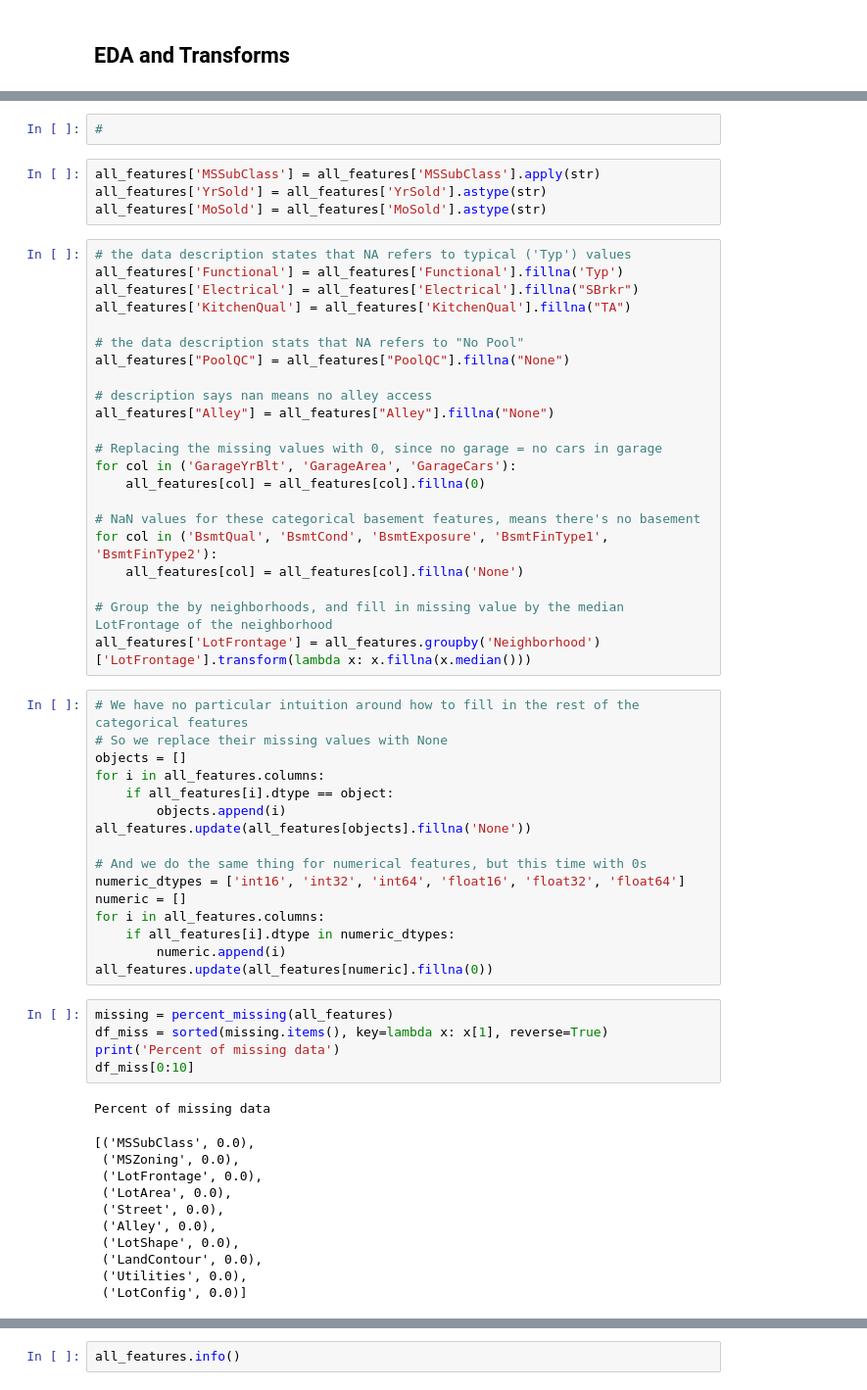
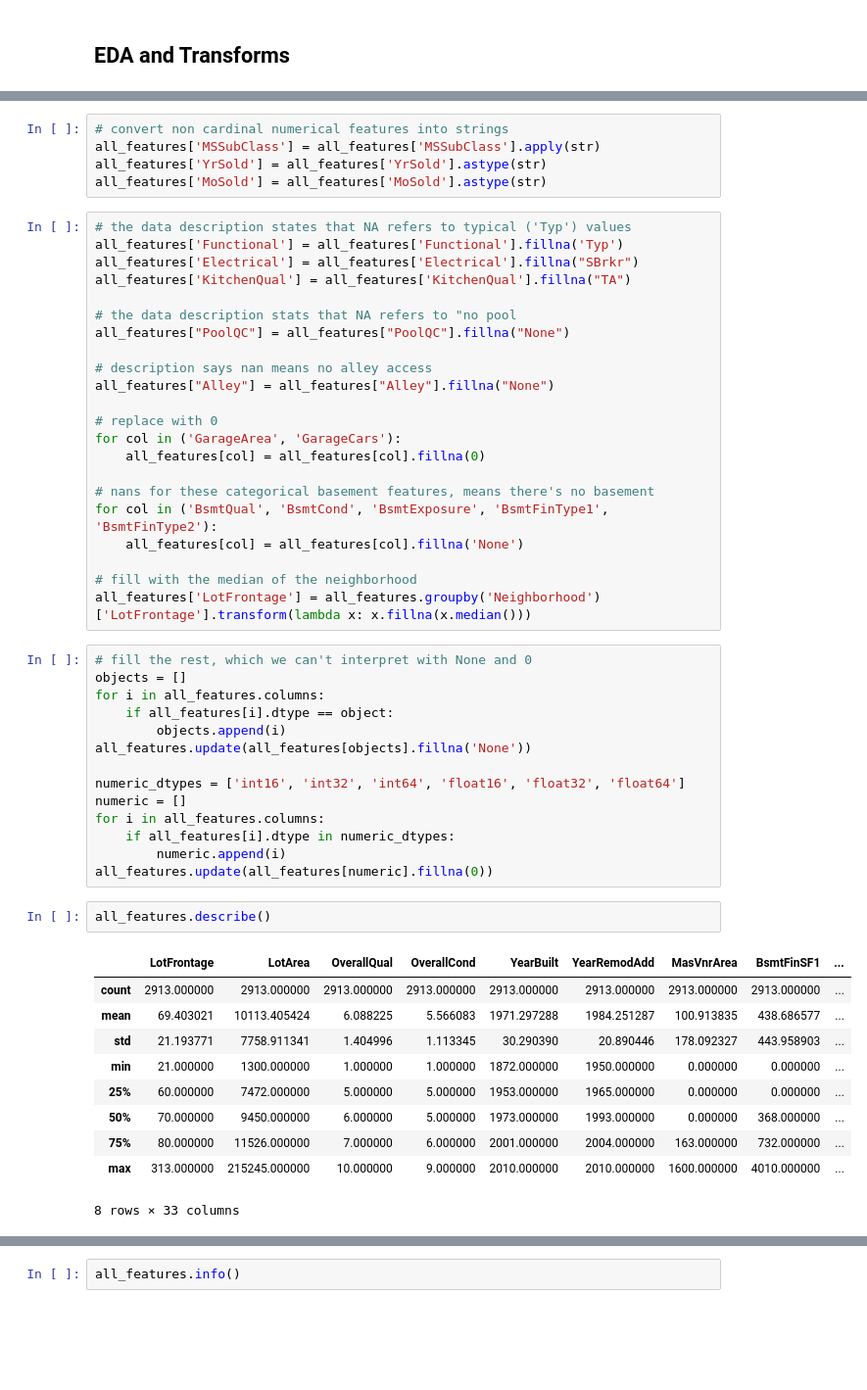
Before and after one commit to tamgyen/data_mining, a Jupyter notebook: tamas_gyenis_IFYYLT_comp_1.ipynb, the cells around one changed output, grey strips where cells are left out. Shown at 98% size. Drawn from its saved outputs; the diff is of its cells as text; blank space fills up the shorter version.

```diff
--- a/tamas_gyenis_IFYYLT_comp_1.ipynb
+++ b/tamas_gyenis_IFYYLT_comp_1.ipynb
@@ -173,6 +159,5 @@ Percent of missing data
-# %%
-#
 # %%
+# convert non cardinal numerical features into strings
 all_features['MSSubClass'] = all_features['MSSubClass'].apply(str)
 all_features['YrSold'] = all_features['YrSold'].astype(str)
 all_features['MoSold'] = all_features['MoSold'].astype(str)
@@ -182,53 +167,47 @@ all_features['Functional'] = all_features['Functional'].fillna('Typ')
 all_features['Electrical'] = all_features['Electrical'].fillna("SBrkr")
 all_features['KitchenQual'] = all_features['KitchenQual'].fillna("TA")
 
-# the data description stats that NA refers to "No Pool"
+# the data description stats that NA refers to "no pool
 all_features["PoolQC"] = all_features["PoolQC"].fillna("None")
 
 # description says nan means no alley access
 all_features["Alley"] = all_features["Alley"].fillna("None")
 
-# Replacing the missing values with 0, since no garage = no cars in garage
-for col in ('GarageYrBlt', 'GarageArea', 'GarageCars'):
+# replace with 0
+for col in ('GarageArea', 'GarageCars'):
     all_features[col] = all_features[col].fillna(0)
 
-# NaN values for these categorical basement features, means there's no basement
+# nans for these categorical basement features, means there's no basement
 for col in ('BsmtQual', 'BsmtCond', 'BsmtExposure', 'BsmtFinType1', 'BsmtFinType2'):
     all_features[col] = all_features[col].fillna('None')
 
-# Group the by neighborhoods, and fill in missing value by the median LotFrontage of the neighborhood
+# fill with the median of the neighborhood
 all_features['LotFrontage'] = all_features.groupby('Neighborhood')['LotFrontage'].transform(lambda x: x.fillna(x.median()))
 # %%
-# We have no particular intuition around how to fill in the rest of the categorical features
-# So we replace their missing values with None
+# fill the rest, which we can't interpret with None and 0
 objects = []
 for i in all_features.columns:
     if all_features[i].dtype == object:
         objects.append(i)
 all_features.update(all_features[objects].fillna('None'))
 
-# And we do the same thing for numerical features, but this time with 0s
 numeric_dtypes = ['int16', 'int32', 'int64', 'float16', 'float32', 'float64']
 numeric = []
 for i in all_features.columns:
     if all_features[i].dtype in numeric_dtypes:
         numeric.append(i)
 all_features.update(all_features[numeric].fillna(0))
-# %%
-missing = percent_missing(all_features)
-df_miss = sorted(missing.items(), key=lambda x: x[1], reverse=True)
-print('Percent of missing data')
-df_miss[0:10]
-# %% [output]
-Percent of missing data
-[('MSSubClass', 0.0),
- ('MSZoning', 0.0),
- ('LotFrontage', 0.0),
- ('LotArea', 0.0),
- ('Street', 0.0),
- ('Alley', 0.0),
- ('LotShape', 0.0),
- ('LandContour', 0.0),
- ('Utilities', 0.0),
- ('LotConfig', 0.0)]
+# %%
+all_features.describe()
+# %% [output]
+|  | LotFrontage | LotArea | OverallQual | OverallCond | YearBuilt | YearRemodAdd | MasVnrArea | BsmtFinSF1 | ... |
+| count | 2913.000000 | 2913.000000 | 2913.000000 | 2913.000000 | 2913.000000 | 2913.000000 | 2913.000000 | 2913.000000 | ... |
+| mean | 69.403021 | 10113.405424 | 6.088225 | 5.566083 | 1971.297288 | 1984.251287 | 100.913835 | 438.686577 | ... |
+| std | 21.193771 | 7758.911341 | 1.404996 | 1.113345 | 30.290390 | 20.890446 | 178.092327 | 443.958903 | ... |
+| min | 21.000000 | 1300.000000 | 1.000000 | 1.000000 | 1872.000000 | 1950.000000 | 0.000000 | 0.000000 | ... |
+| 25% | 60.000000 | 7472.000000 | 5.000000 | 5.000000 | 1953.000000 | 1965.000000 | 0.000000 | 0.000000 | ... |
+| 50% | 70.000000 | 9450.000000 | 6.000000 | 5.000000 | 1973.000000 | 1993.000000 | 0.000000 | 368.000000 | ... |
+| 75% | 80.000000 | 11526.000000 | 7.000000 | 6.000000 | 2001.000000 | 2004.000000 | 163.000000 | 732.000000 | ... |
+| max | 313.000000 | 215245.000000 | 10.000000 | 9.000000 | 2010.000000 | 2010.000000 | 1600.000000 | 4010.000000 | ... |
+8 rows × 33 columns
 # %%
```
Also changed, not shown: parts of 42 cells of this notebook.
